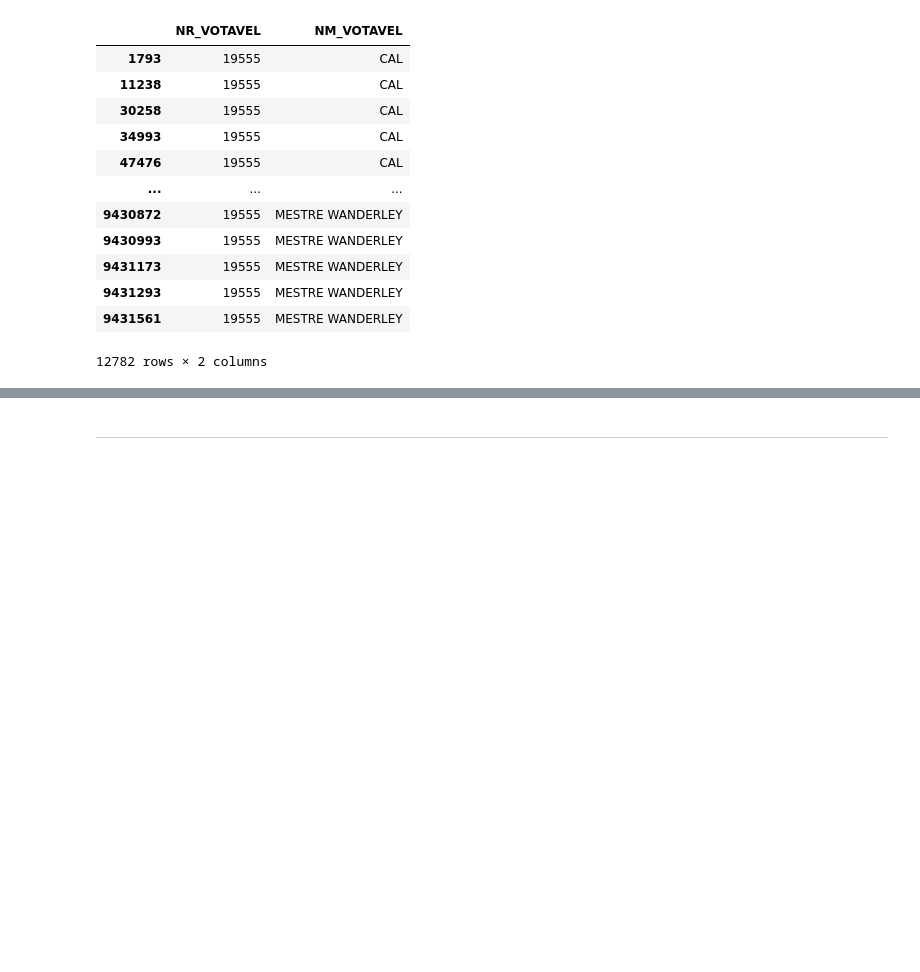
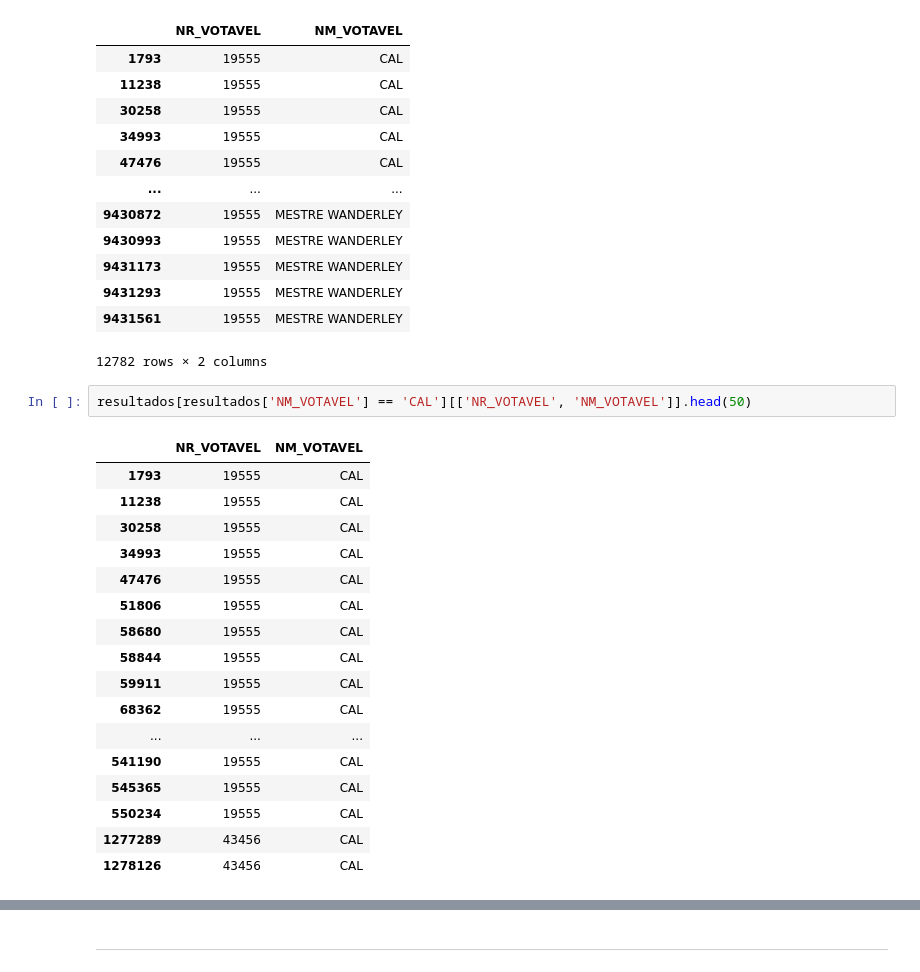
Before and after one commit to gideoni-santos/desafio-RenovaBR, a Jupyter notebook: relatorio.ipynb, the cells around one changed output, grey strips where cells are left out. Cells and saved outputs as stored; diff of their text form; blank space fills up the shorter version.

```diff
--- a/relatorio.ipynb
+++ b/relatorio.ipynb
@@ -528,3 +557,23 @@ resultados[resultados['NR_VOTAVEL'] == 19555][['NR_VOTAVEL', 'NM_VOTAVEL']]
 | 9431293 | 19555 | MESTRE WANDERLEY |
 | 9431561 | 19555 | MESTRE WANDERLEY |
 12782 rows × 2 columns
+# %%
+resultados[resultados['NM_VOTAVEL'] == 'CAL'][['NR_VOTAVEL', 'NM_VOTAVEL']].head(50)
+# %% [output]
+|  | NR_VOTAVEL | NM_VOTAVEL |
+| 1793 | 19555 | CAL |
+| 11238 | 19555 | CAL |
+| 30258 | 19555 | CAL |
+| 34993 | 19555 | CAL |
+| 47476 | 19555 | CAL |
+| 51806 | 19555 | CAL |
+| 58680 | 19555 | CAL |
+| 58844 | 19555 | CAL |
+| 59911 | 19555 | CAL |
+| 68362 | 19555 | CAL |
+| ... | ... | ... |
+| 541190 | 19555 | CAL |
+| 545365 | 19555 | CAL |
+| 550234 | 19555 | CAL |
+| 1277289 | 43456 | CAL |
+| 1278126 | 43456 | CAL |
```
Also changed, not shown: parts of 9 cells of this notebook.
